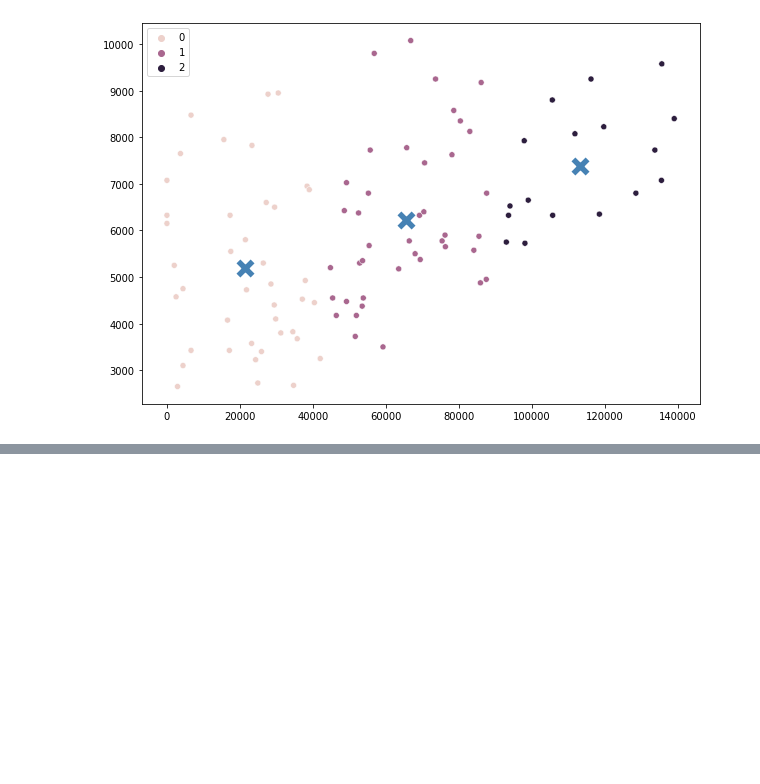
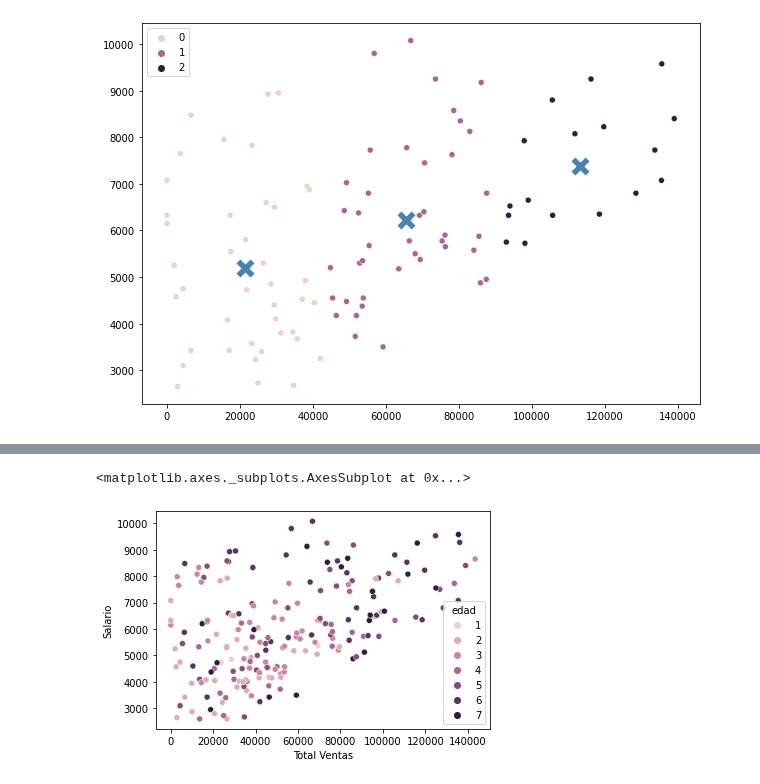
Before and after one commit to AngelicaDC/BEDUpython, a Jupyter notebook: ML/kmeans.ipynb, the cells around one changed output, grey strips where cells are left out. Saved outputs shown, nothing was run; the diff lists cells and outputs as text; code cells hidden in the pictures; blank space fills up the shorter version.

```diff
--- a/ML/kmeans.ipynb
+++ b/ML/kmeans.ipynb
@@ -112,0 +115,4 @@ sns.scatterplot(kmeans.cluster_centers_[:,0],kmeans.cluster_centers_[:,1],
+# %%
+data_reto1=pd.read_csv('https://raw.githubusercontent.com/jaffotsa/sml/main/Sesi%C3%B3n%2003.%20Clusterizaci%C3%B3n/Reto%2001/datum.csv')
+data_reto1['edad'] = data_reto1['Edad']//10
+data_reto1
@@ -112,0 +133,5 @@ sns.scatterplot(kmeans.cluster_centers_[:,0],kmeans.cluster_centers_[:,1],
+# %%
+sns.scatterplot(x=data_reto1['Total Ventas'],y=data_reto1.Salario, hue=data_reto1.edad)
+# %% [output]
+<matplotlib.axes._subplots.AxesSubplot at 0x...>
+[figure, added]
```
Also changed, not shown: parts of 18 cells of this notebook.
